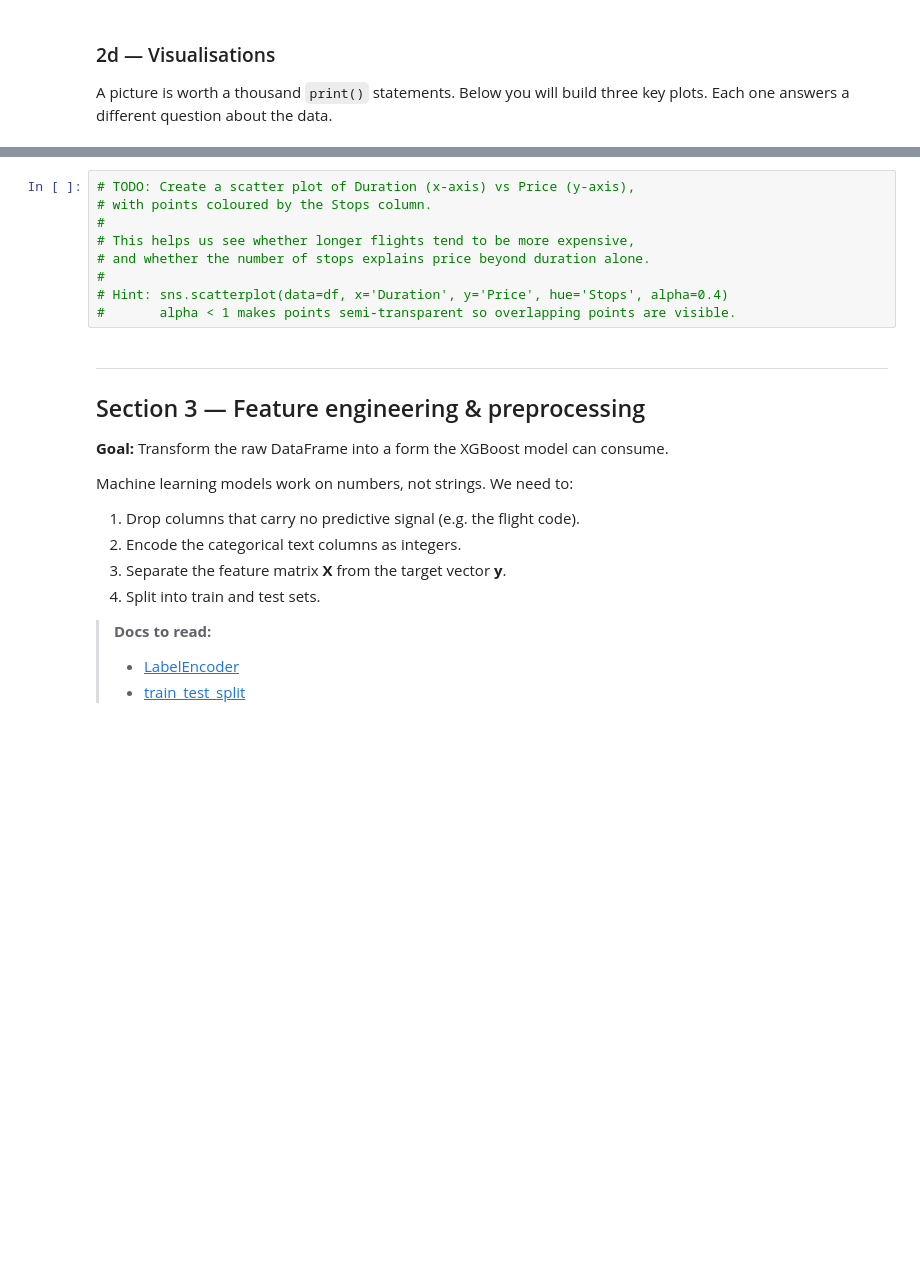
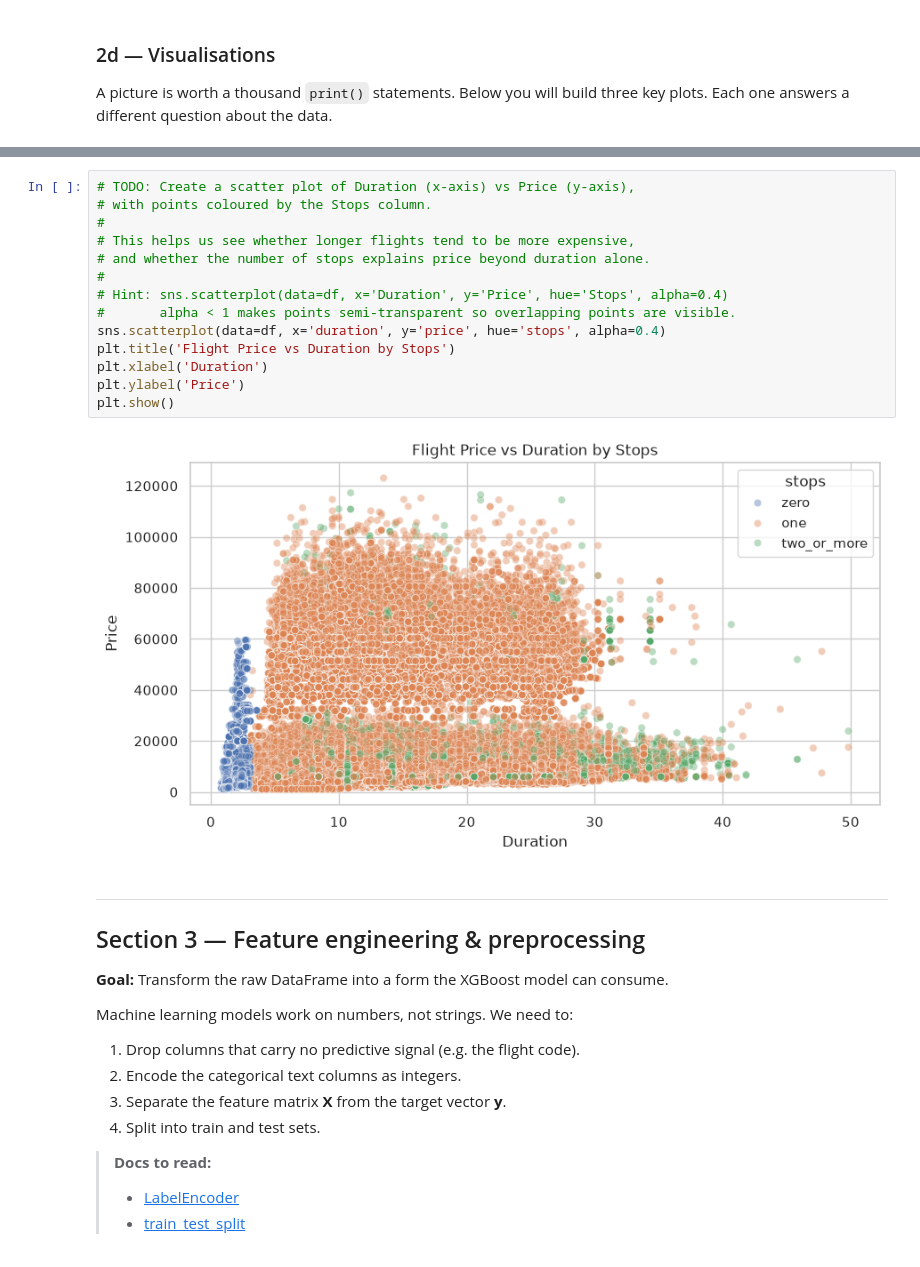
Before and after one commit to TAMU-Aggie-Data-Science-Club/fall2026-american-airlines, a Jupyter notebook: deliverable1/flight_price_prediction_aidan-chance.ipynb, the cells around one changed output, grey strips where cells are left out. Cells and saved outputs as stored; diff of their text form; blank space fills up the shorter version.

```diff
--- a/deliverable1/flight_price_prediction_aidan-chance.ipynb
+++ b/deliverable1/flight_price_prediction_aidan-chance.ipynb
@@ -277,12 +396,19 @@ A picture is worth a thousand `print()` statements. Below you will build three k
 # %%
 # TODO: Create a scatter plot of Duration (x-axis) vs Price (y-axis),
 # with points coloured by the Stops column.
 #
 # This helps us see whether longer flights tend to be more expensive,
 # and whether the number of stops explains price beyond duration alone.
 #
 # Hint: sns.scatterplot(data=df, x='Duration', y='Price', hue='Stops', alpha=0.4)
 #       alpha < 1 makes points semi-transparent so overlapping points are visible.
+sns.scatterplot(data=df, x='duration', y='price', hue='stops', alpha=0.4)
+plt.title('Flight Price vs Duration by Stops')
+plt.xlabel('Duration')
+plt.ylabel('Price')
+plt.show()
+# %% [output]
+[figure, added]
 # %% [markdown]
 ---
 ## Section 3 — Feature engineering & preprocessing
```
Also changed, not shown: parts of 58 cells of this notebook.
